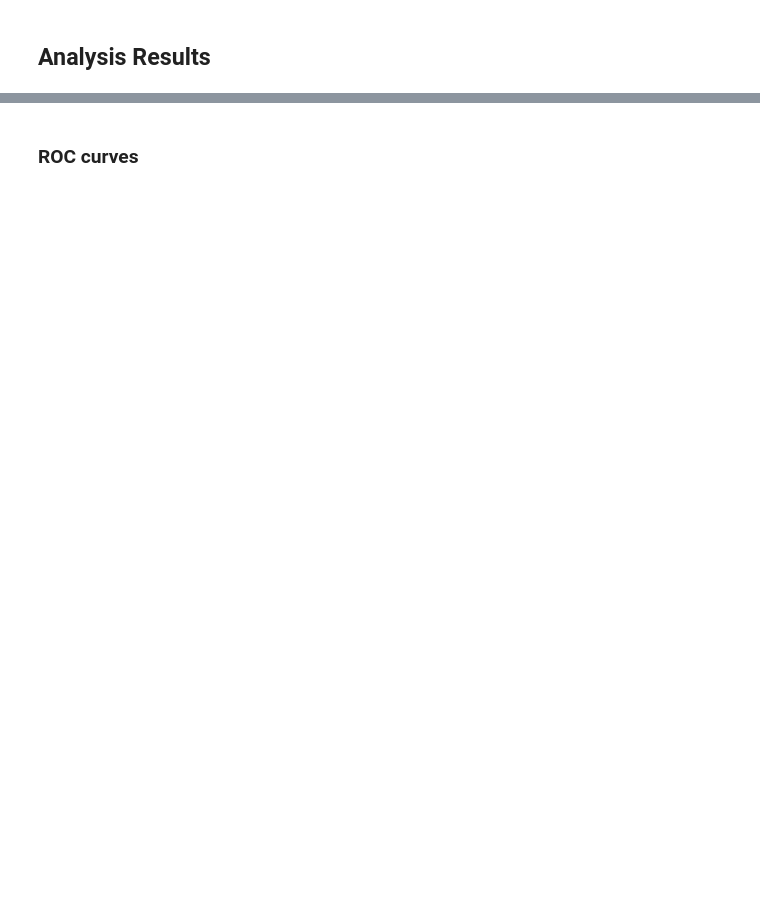
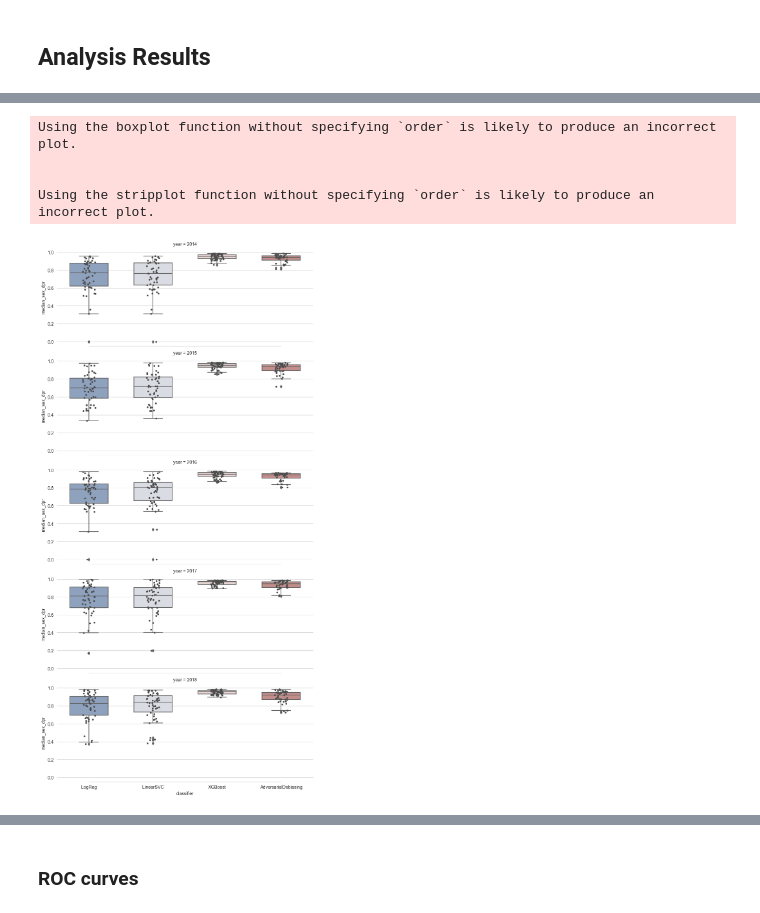
Before and after one commit to SaraBonati/fair_ml_thesis, a Jupyter notebook: notebooks/figures.ipynb, the cells around one changed output, grey strips where cells are left out. Drawn from its saved outputs; the diff is of its cells as text; code cells hidden in the pictures; blank space fills up the shorter version.

Commit message:
add new figures

```diff
--- a/notebooks/figures.ipynb
+++ b/notebooks/figures.ipynb
@@ -393,0 +499,23 @@ fig.write_image(os.path.join(fdir, 'ACSEmployment',"metrics_spd_rac.pdf"))
+# %%
+g = sns.FacetGrid(final, row="year",height=3.5, aspect=2.5)
+g.map(sns.boxplot,"classifier", "median_sex_dpr", width=.6, palette="vlag")
+g.map(sns.stripplot,"classifier", "median_sex_dpr", size=4, color=".3", linewidth=0)
+
+# f, ax = plt.subplots(figsize=(7, 6))
+# # Plot the orbital period with horizontal boxes
+# sns.boxplot(y="median_sex_dpr", x="classifier", data=final, width=.6, palette="vlag")
+#
+# # Add in points to show each observation
+# sns.stripplot(y="median_sex_dpr", x="classifier", data=final,
+#               size=4, color=".3", linewidth=0)
+#
+# # Tweak the visual presentation
+# ax.xaxis.grid(True)
+# ax.set(ylabel="")
+sns.despine(trim=True, left=True)
+# %% [output]
+Using the boxplot function without specifying `order` is likely to produce an incorrect plot.
+
+
+Using the stripplot function without specifying `order` is likely to produce an incorrect plot.
+[figure, added]
```
Also changed, not shown: parts of 17 cells of this notebook.
